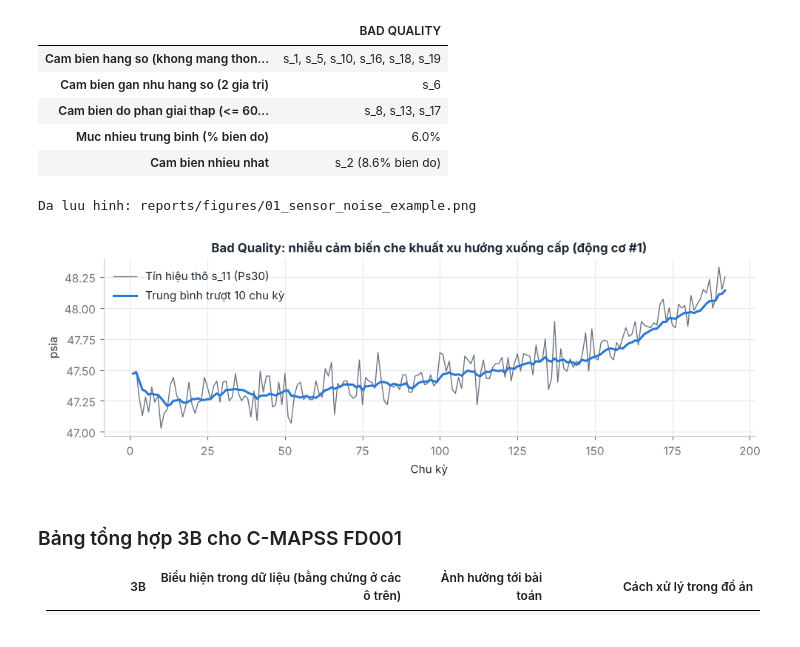
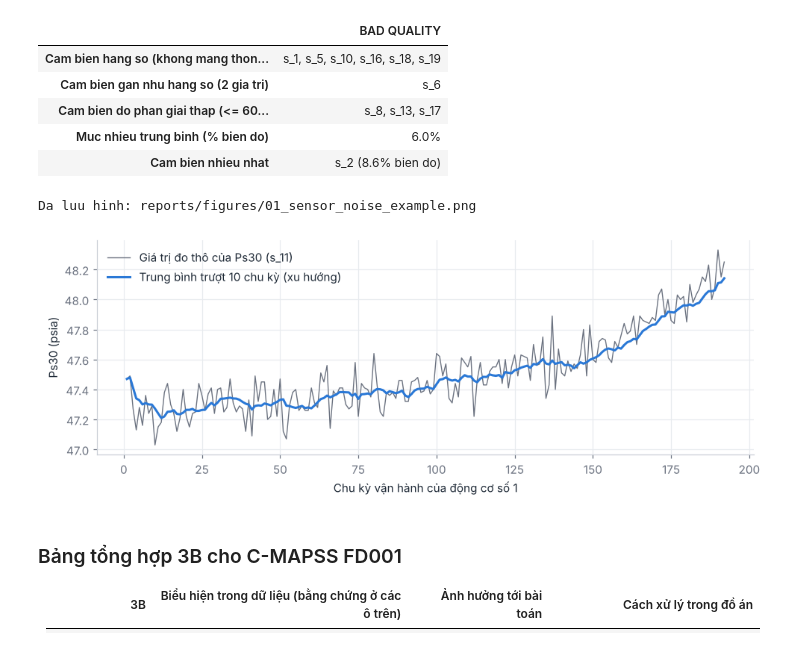
Before and after one commit to duyenphung206-sudo/turbofan-rul-prediction, a Jupyter notebook: notebooks/01_problem_and_data_understanding.ipynb, the cells around one changed output. Saved outputs shown, nothing was run; the diff lists cells and outputs as text; code cells hidden in the pictures.

```diff
--- a/notebooks/01_problem_and_data_understanding.ipynb
+++ b/notebooks/01_problem_and_data_understanding.ipynb
@@ -359,17 +431,17 @@ pd.Series(bad_quality, name="BAD QUALITY").to_frame()
 # %%
 # Minh hoa nhieu: tin hieu tho va duong trung binh truot cua 1 cam bien, 1 dong co
 g = train[train["unit"] == 1]
-fig, ax = plt.subplots(figsize=(9, 3.2))
-ax.plot(g["cycle"], g["s_11"], color=MUTED, linewidth=0.9, label="Tín hiệu thô s_11 (Ps30)")
-ax.plot(g["cycle"], g["s_11"].rolling(10, min_periods=1).mean(), color=BLUE, label="Trung bình trượt 10 chu kỳ")
-ax.set(title="Bad Quality: nhiễu cảm biến che khuất xu hướng xuống cấp (động cơ #1)", xlabel="Chu kỳ", ylabel="psia")
-ax.legend()
+fig, ax = plt.subplots(figsize=(9, 3.4))
+ax.plot(g["cycle"], g["s_11"], color=MUTED, linewidth=0.9, label="Giá trị đo thô của Ps30 (s_11)")
+ax.plot(g["cycle"], g["s_11"].rolling(10, min_periods=1).mean(), color=BLUE, label="Trung bình trượt 10 chu kỳ (xu hướng)")
+ax.set(xlabel="Chu kỳ vận hành của động cơ số 1", ylabel="Ps30 (psia)")
+ax.legend(loc="upper left")
 fig.tight_layout()
 save_fig(fig, "01_sensor_noise_example.png")
 plt.show()
 # %% [output]
 Da luu hinh: reports/figures/01_sensor_noise_example.png
-[figure, old version]
+[figure, new version]
 # %% [markdown]
 ### Bảng tổng hợp 3B cho C-MAPSS FD001
 
```
Also changed, not shown: parts of 7 cells of this notebook, 30 other files.
